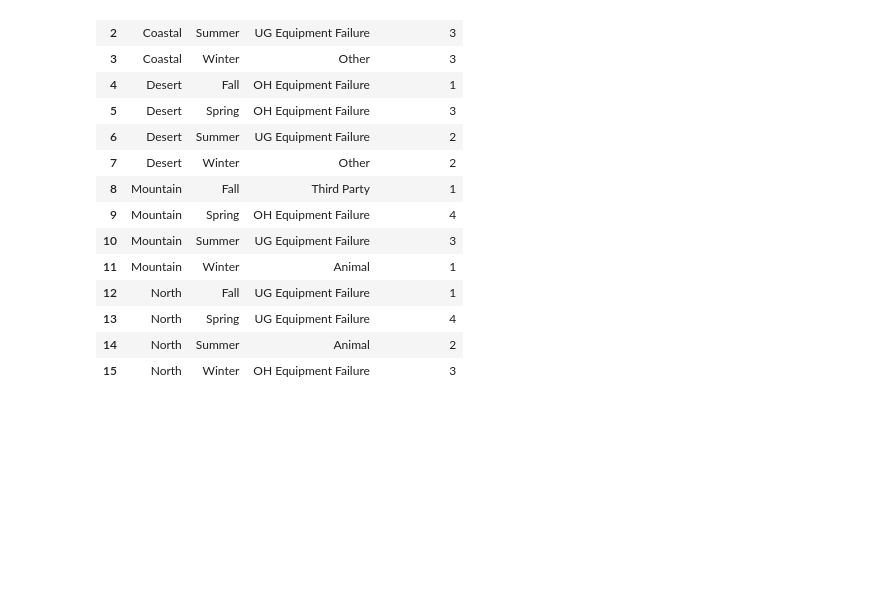
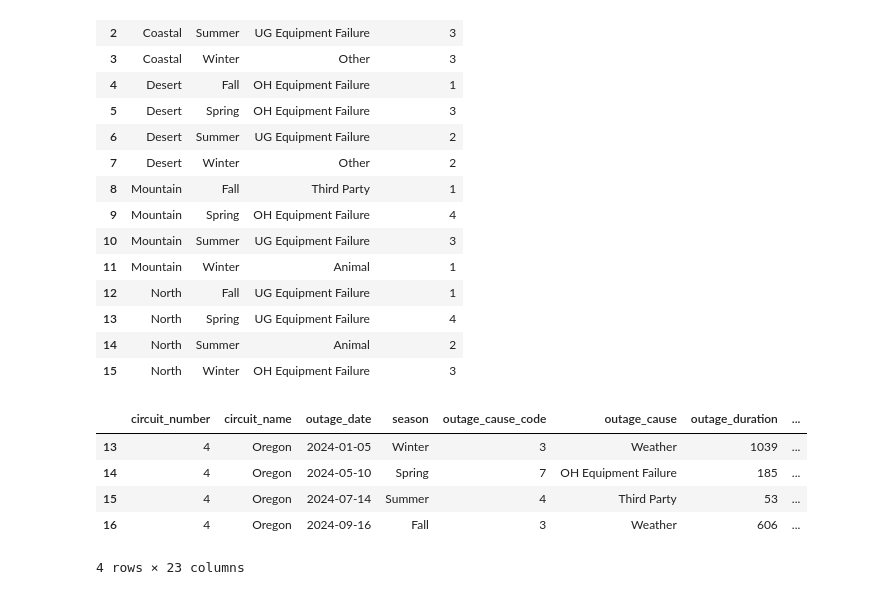
Before and after one commit to GerardoG2/ITC-2025, a Jupyter notebook: circuit-outage-analysis.ipynb, the cells around one changed output. Saved outputs shown, nothing was run; the diff lists cells and outputs as text; code cells hidden in the pictures; blank space fills up the shorter version.

```diff
--- a/circuit-outage-analysis.ipynb
+++ b/circuit-outage-analysis.ipynb
@@ -746,3 +769,12 @@ top_outage_cause_per_season
 | 13 | North | Spring | UG Equipment Failure | 4 |
 | 14 | North | Summer | Animal | 2 |
 | 15 | North | Winter | OH Equipment Failure | 3 |
+# %%
+df[ df['circuit_name'] == 'Oregon' ]
+# %% [output]
+|  | circuit_number | circuit_name | outage_date | season | outage_cause_code | outage_cause | outage_duration | ... |
+| 13 | 4 | Oregon | 2024-01-05 | Winter | 3 | Weather | 1039 | ... |
+| 14 | 4 | Oregon | 2024-05-10 | Spring | 7 | OH Equipment Failure | 185 | ... |
+| 15 | 4 | Oregon | 2024-07-14 | Summer | 4 | Third Party | 53 | ... |
+| 16 | 4 | Oregon | 2024-09-16 | Fall | 3 | Weather | 606 | ... |
+4 rows × 23 columns
```
Also changed, not shown: parts of 6 cells of this notebook.
